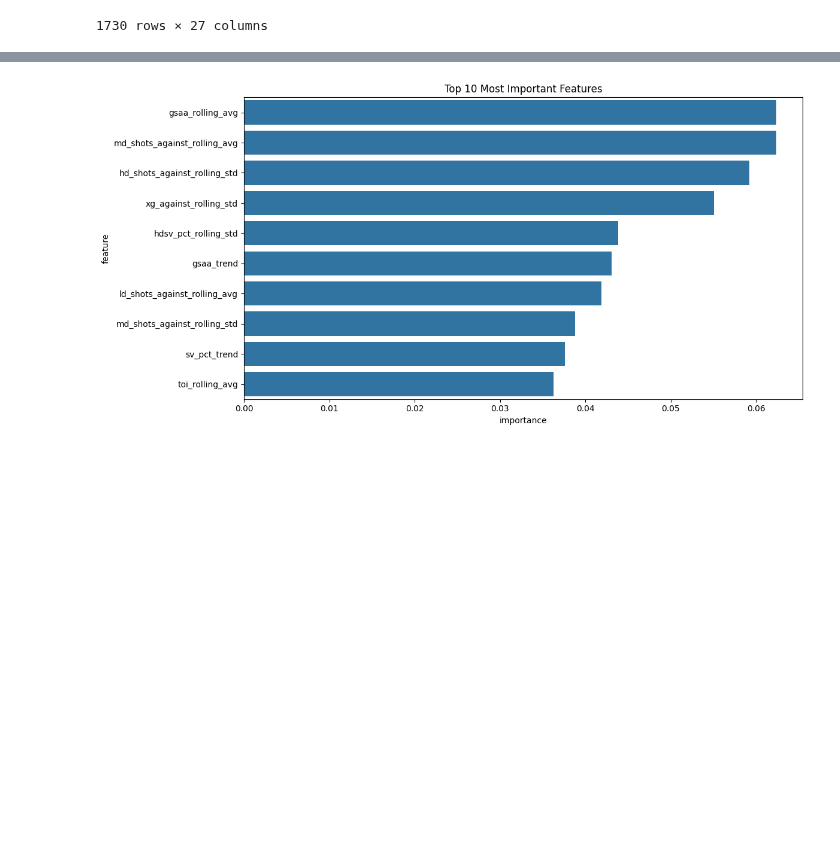
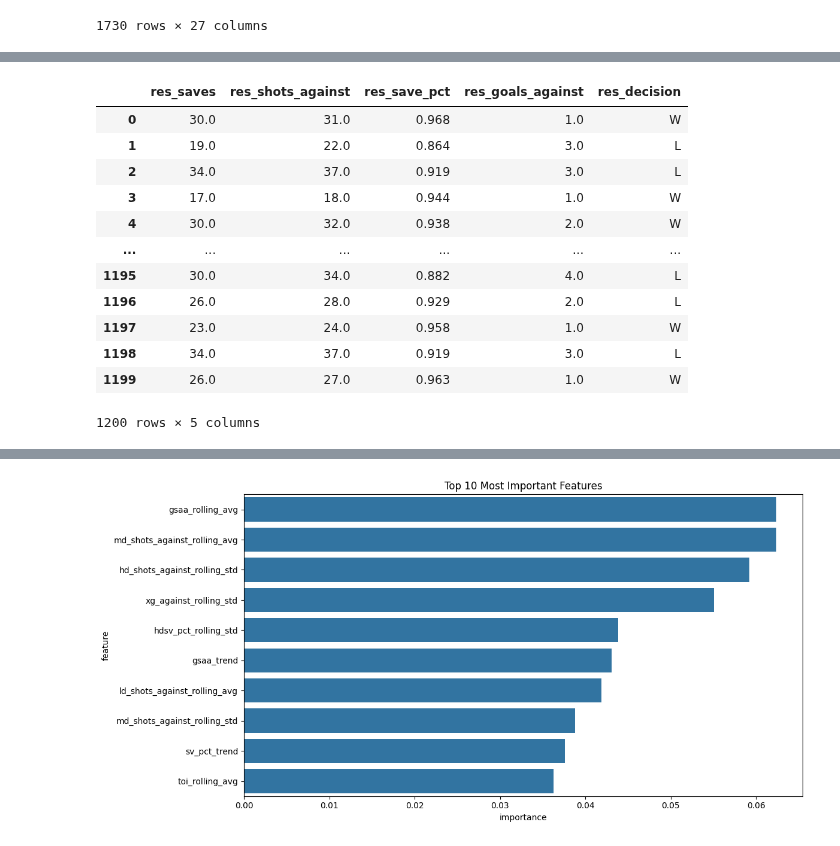
Before and after one commit to bwista/accurateshothelper, a Jupyter notebook: notebooks/goalie_eda.ipynb, the cells around one changed output, grey strips where cells are left out. Drawn from its saved outputs; the diff is of its cells as text; code cells hidden in the pictures; blank space fills up the shorter version.

```diff
--- a/notebooks/goalie_eda.ipynb
+++ b/notebooks/goalie_eda.ipynb
@@ -780,0 +711,16 @@ def train_model(historical_data, window_size=10) -> Tuple[RandomForestRegressor,
+# %%
+processed_df.iloc[:,-5:]
+# %% [output]
+|  | res_saves | res_shots_against | res_save_pct | res_goals_against | res_decision |
+| 0 | 30.0 | 31.0 | 0.968 | 1.0 | W |
+| 1 | 19.0 | 22.0 | 0.864 | 3.0 | L |
+| 2 | 34.0 | 37.0 | 0.919 | 3.0 | L |
+| 3 | 17.0 | 18.0 | 0.944 | 1.0 | W |
+| 4 | 30.0 | 32.0 | 0.938 | 2.0 | W |
+| ... | ... | ... | ... | ... | ... |
+| 1195 | 30.0 | 34.0 | 0.882 | 4.0 | L |
+| 1196 | 26.0 | 28.0 | 0.929 | 2.0 | L |
+| 1197 | 23.0 | 24.0 | 0.958 | 1.0 | W |
+| 1198 | 34.0 | 37.0 | 0.919 | 3.0 | L |
+| 1199 | 26.0 | 27.0 | 0.963 | 1.0 | W |
+1200 rows × 5 columns
```
Also changed, not shown: parts of 10 cells of this notebook.
